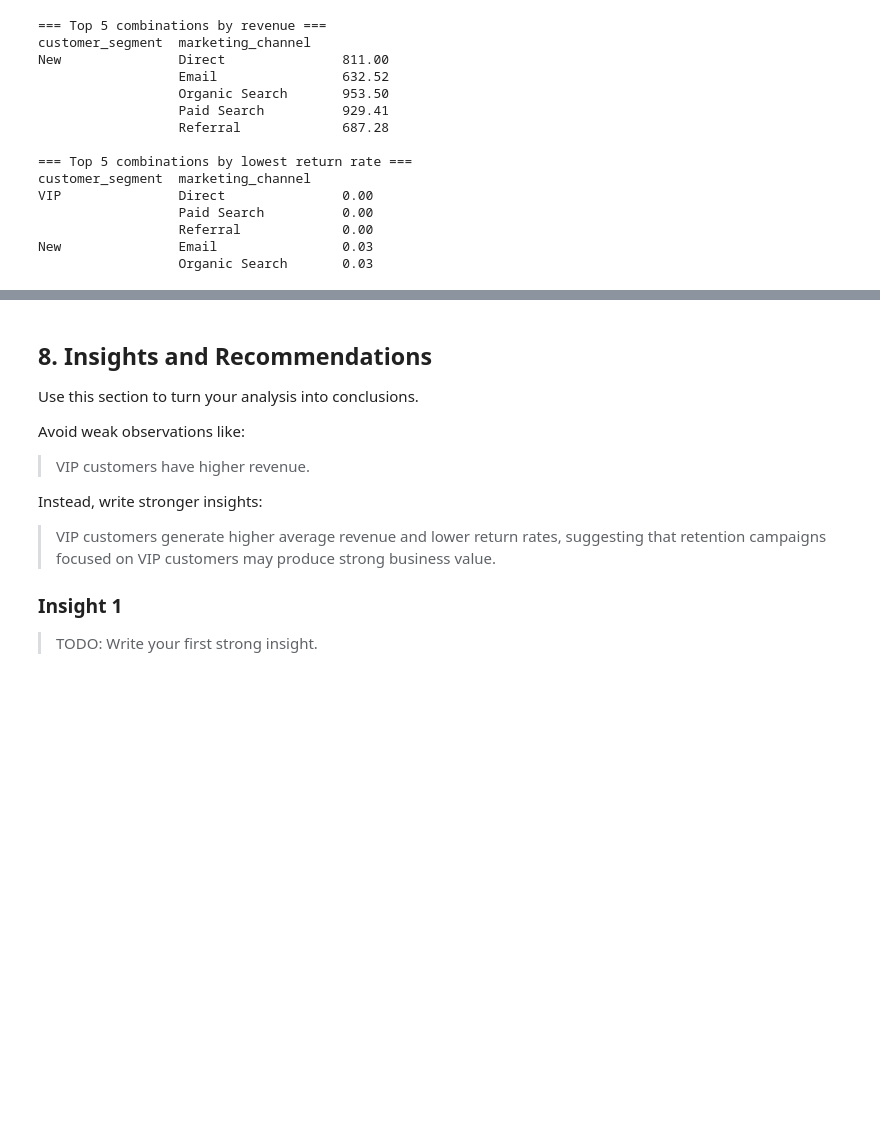
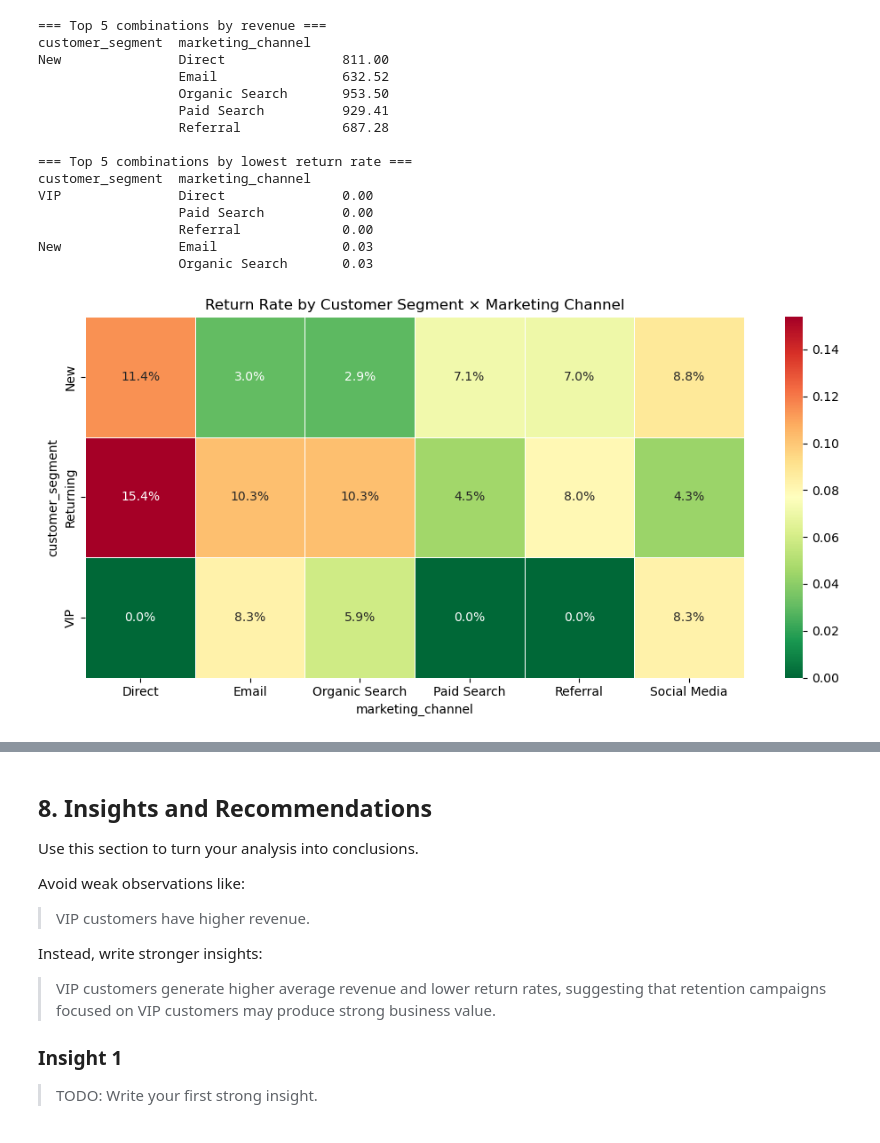
Before and after one commit to ritika-1412/capstone-pad, a Jupyter notebook: notebooks/analysis_1.ipynb, the cells around one changed output, grey strips where cells are left out. Cells and saved outputs as stored; diff of their text form; code cells hidden in the pictures; blank space fills up the shorter version.

```diff
--- a/notebooks/analysis_1.ipynb
+++ b/notebooks/analysis_1.ipynb
@@ -563,3 +576,18 @@ VIP               Direct               0.00
                   Referral             0.00
 New               Email                0.03
                   Organic Search       0.03
+# %%
+import matplotlib.ticker as mticker
+
+pivot = df_clean.pivot_table(
+    values="returned", index="customer_segment",
+    columns="marketing_channel", aggfunc="mean"
+)
+plt.figure(figsize=(10, 5))
+sns.heatmap(pivot, annot=True, fmt=".1%", cmap="RdYlGn_r", linewidths=0.5)
+plt.title("Return Rate by Customer Segment × Marketing Channel")
+plt.tight_layout()
+plt.savefig(FIGURES_DIR / "heatmap_return_rate_segment_channel.png")
+plt.show()
+# %% [output]
+[figure, added]
```
Also changed, not shown: parts of 4 cells of this notebook, 3 other files.
